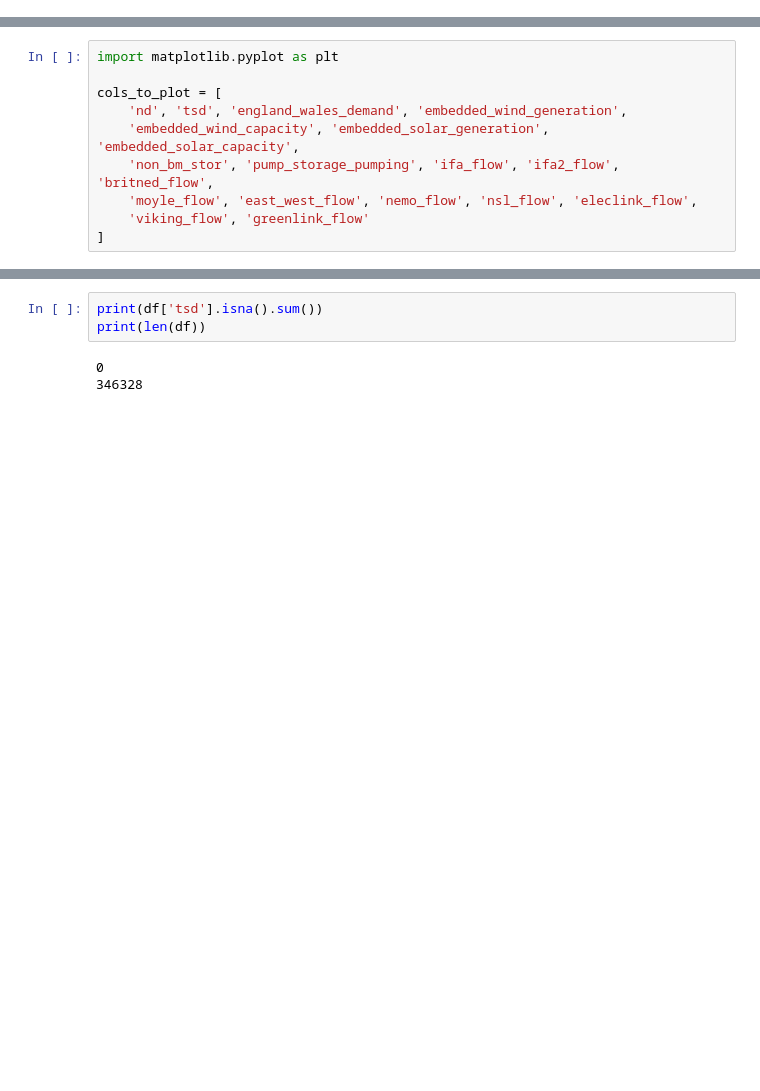
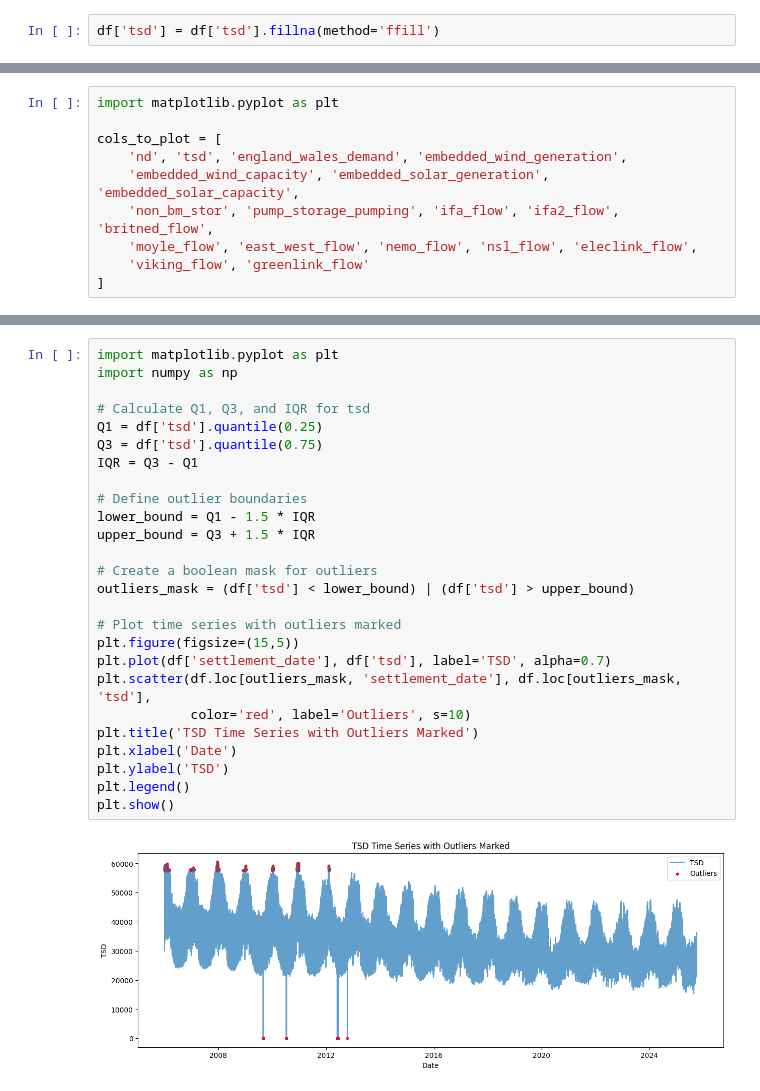
Before and after one commit to Iljas-Leys/null, a Jupyter notebook: dataset_demanddata/1_scrape_EDAdemanddata.ipynb, the cells around one changed output, grey strips where cells are left out. Saved outputs shown, nothing was run; the diff lists cells and outputs as text; blank space fills up the shorter version.

```diff
--- a/dataset_demanddata/1_scrape_EDAdemanddata.ipynb
+++ b/dataset_demanddata/1_scrape_EDAdemanddata.ipynb
@@ -237,5 +243,7 @@ plt.show()
 # %%
 df = df[df['settlement_date'] >= '2006-01-01'].reset_index(drop=True)
+# %%
+df['tsd'] = df['tsd'].fillna(method='ffill')
 # %%
 import matplotlib.pyplot as plt
 import pandas as pd
@@ -398,7 +400,29 @@ greenlink_flow: 12268 outliers out of 434014 values
 [figure]
 # %%
-print(df['tsd'].isna().sum())
-print(len(df))
+import matplotlib.pyplot as plt
+import numpy as np
+
+# Calculate Q1, Q3, and IQR for tsd
+Q1 = df['tsd'].quantile(0.25)
+Q3 = df['tsd'].quantile(0.75)
+IQR = Q3 - Q1
+
+# Define outlier boundaries
+lower_bound = Q1 - 1.5 * IQR
+upper_bound = Q3 + 1.5 * IQR
+
+# Create a boolean mask for outliers
+outliers_mask = (df['tsd'] < lower_bound) | (df['tsd'] > upper_bound)
+
+# Plot time series with outliers marked
+plt.figure(figsize=(15,5))
+plt.plot(df['settlement_date'], df['tsd'], label='TSD', alpha=0.7)
+plt.scatter(df.loc[outliers_mask, 'settlement_date'], df.loc[outliers_mask, 'tsd'],
+            color='red', label='Outliers', s=10)
+plt.title('TSD Time Series with Outliers Marked')
+plt.xlabel('Date')
+plt.ylabel('TSD')
+plt.legend()
+plt.show()
 # %% [output]
-0
-346328
+[figure, added]
```
Also changed, not shown: parts of 18 cells of this notebook, 5 other files.
